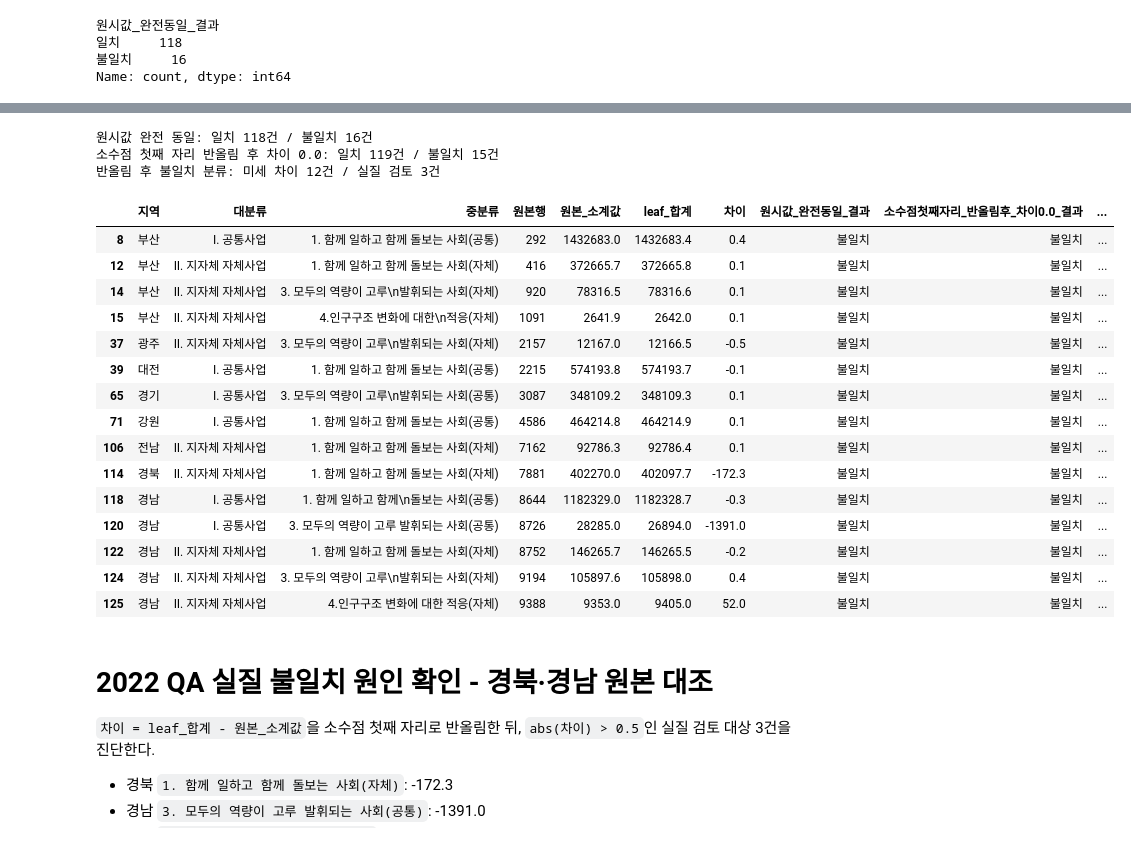
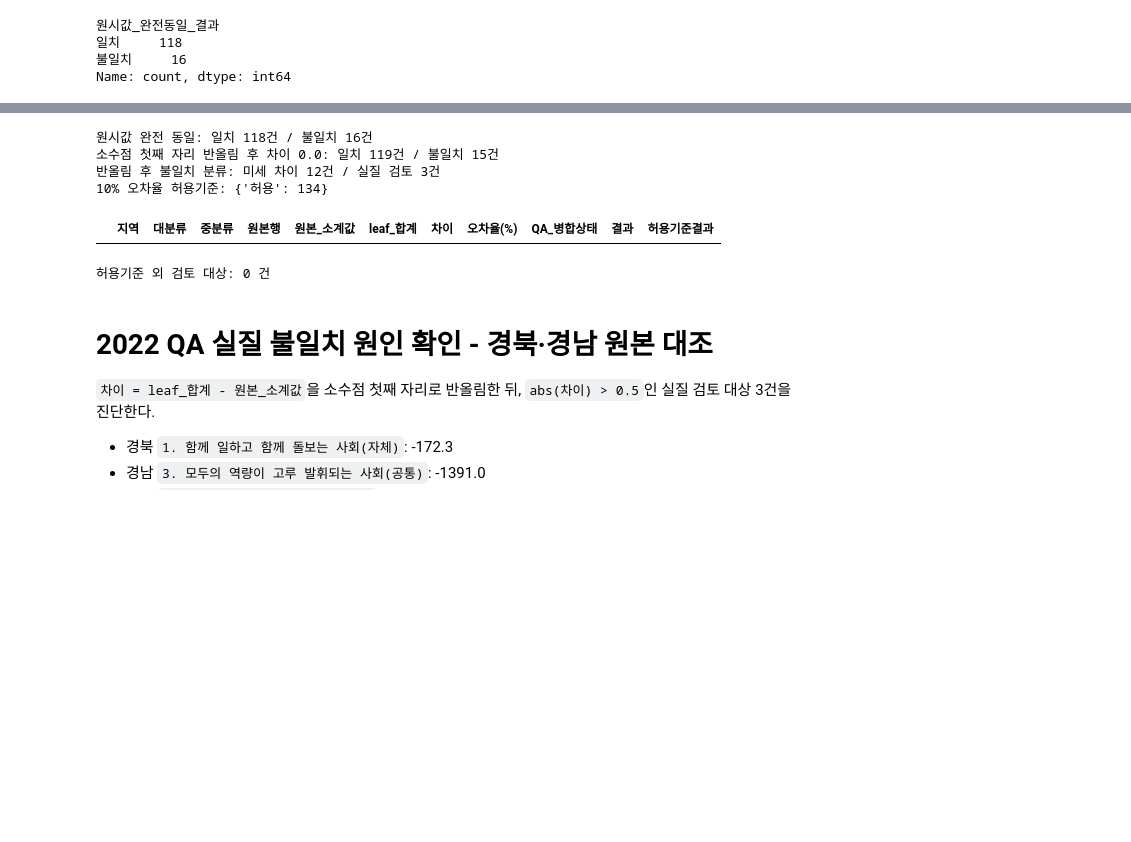
Before and after one commit to JungYeoni/yumocha, a Jupyter notebook: notebooks/20260719_EDA_2022_전국_시도분리정제.ipynb, the cells around one changed output, grey strips where cells are left out. Drawn from its saved outputs; the diff is of its cells as text; code cells hidden in the pictures; blank space fills up the shorter version.

```diff
--- a/notebooks/20260719_EDA_2022_전국_시도분리정제.ipynb
+++ b/notebooks/20260719_EDA_2022_전국_시도분리정제.ipynb
@@ -580,11 +593,21 @@ qa_micro_mismatch = qa_mismatch[qa_mismatch["차이"].abs().le(0.5)].copy()
 qa_material = qa_mismatch[qa_mismatch["차이"].abs().gt(0.5)].copy()
 assert len(qa_mismatch) == len(qa_micro_mismatch) + len(qa_material)
 
+# #15 기준: 원본 소계 대비 절대 오차율 10%를 초과하거나 판정할 수 없는 항목만 검토한다.
+qa_review = qa.loc[qa["허용기준결과"].ne("허용")].sort_values(
+    "오차율(%)",
+    key=lambda x: x.abs(),
+    ascending=False,
+    na_position="last",
+)
+
 exact_matches = int(qa["원시값_완전동일_결과"].eq("일치").sum())
 rounded_matches = int(qa["소수점첫째자리_반올림후_차이0.0_결과"].eq("일치").sum())
 assert (exact_matches, len(qa) - exact_matches) == (118, 16)
 assert (rounded_matches, len(qa) - rounded_matches) == (119, 15)
 assert (len(qa_micro_mismatch), len(qa_material)) == (12, 3)
+assert qa["허용기준결과"].value_counts().to_dict() == {"허용": 134}
+assert len(qa_review) == 0
 print(f"원시값 완전 동일: 일치 {exact_matches}건 / 불일치 {len(qa) - exact_matches}건")
 print(
     "소수점 첫째 자리 반올림 후 차이 0.0: "
@@ -593,44 +616,35 @@ print(
 print(
     f"반올림 후 불일치 분류: 미세 차이 {len(qa_micro_mismatch)}건 / 실질 검토 {len(qa_material)}건"
 )
+print("10% 오차율 허용기준:", qa["허용기준결과"].value_counts().to_dict())
 # %% [output]
 원시값 완전 동일: 일치 118건 / 불일치 16건
 소수점 첫째 자리 반올림 후 차이 0.0: 일치 119건 / 불일치 15건
 반올림 후 불일치 분류: 미세 차이 12건 / 실질 검토 3건
+10% 오차율 허용기준: {'허용': 134}
 # %%
+# 기본 QA 출력은 10% 허용범위를 초과했거나 판정불가인 항목만 보여준다.
 display(
-    qa_mismatch[
+    qa_review[
         [
             "지역",
             "대분류",
             "중분류",
             "원본행",
             "원본_소계값",
             "leaf_합계",
             "차이",
-            "원시값_완전동일_결과",
-            "소수점첫째자리_반올림후_차이0.0_결과",
-            "검토구분",
+            "오차율(%)",
+            "QA_병합상태",
+            "결과",
+            "허용기준결과",
         ]
     ]
 )
+print("허용기준 외 검토 대상:", len(qa_review), "건")
 # %% [output]
-|  | 지역 | 대분류 | 중분류 | 원본행 | 원본_소계값 | leaf_합계 | 차이 | 원시값_완전동일_결과 | 소수점첫째자리_반올림후_차이0.0_결과 | ... |
-| 8 | 부산 | Ⅰ. 공통사업 | 1. 함께 일하고 함께 돌보는 사회(공통) | 292 | 1432683.0 | 1432683.4 | 0.4 | 불일치 | 불일치 | ... |
-| 12 | 부산 | Ⅱ. 지자체 자체사업 | 1. 함께 일하고 함께 돌보는 사회(자체) | 416 | 372665.7 | 372665.8 | 0.1 | 불일치 | 불일치 | ... |
-| 14 | 부산 | Ⅱ. 지자체 자체사업 | 3. 모두의 역량이 고루\n발휘되는 사회(자체) | 920 | 78316.5 | 78316.6 | 0.1 | 불일치 | 불일치 | ... |
-| 15 | 부산 | Ⅱ. 지자체 자체사업 | 4.인구구조 변화에 대한\n적응(자체) | 1091 | 2641.9 | 2642.0 | 0.1 | 불일치 | 불일치 | ... |
-| 37 | 광주 | Ⅱ. 지자체 자체사업 | 3. 모두의 역량이 고루\n발휘되는 사회(자체) | 2157 | 12167.0 | 12166.5 | -0.5 | 불일치 | 불일치 | ... |
-| 39 | 대전 | Ⅰ. 공통사업 | 1. 함께 일하고 함께 돌보는 사회(공통) | 2215 | 574193.8 | 574193.7 | -0.1 | 불일치 | 불일치 | ... |
-| 65 | 경기 | Ⅰ. 공통사업 | 3. 모두의 역량이 고루\n발휘되는 사회(공통) | 3087 | 348109.2 | 348109.3 | 0.1 | 불일치 | 불일치 | ... |
-| 71 | 강원 | Ⅰ. 공통사업 | 1. 함께 일하고 함께 돌보는 사회(공통) | 4586 | 464214.8 | 464214.9 | 0.1 | 불일치 | 불일치 | ... |
-| 106 | 전남 | Ⅱ. 지자체 자체사업 | 1. 함께 일하고 함께 돌보는 사회(자체) | 7162 | 92786.3 | 92786.4 | 0.1 | 불일치 | 불일치 | ... |
-| 114 | 경북 | Ⅱ. 지자체 자체사업 | 1. 함께 일하고 함께 돌보는 사회(자체) | 7881 | 402270.0 | 402097.7 | -172.3 | 불일치 | 불일치 | ... |
-| 118 | 경남 | Ⅰ. 공통사업 | 1. 함께 일하고 함께\n돌보는 사회(공통) | 8644 | 1182329.0 | 1182328.7 | -0.3 | 불일치 | 불일치 | ... |
-| 120 | 경남 | Ⅰ. 공통사업 | 3. 모두의 역량이 고루 발휘되는 사회(공통) | 8726 | 28285.0 | 26894.0 | -1391.0 | 불일치 | 불일치 | ... |
-| 122 | 경남 | Ⅱ. 지자체 자체사업 | 1. 함께 일하고 함께 돌보는 사회(자체) | 8752 | 146265.7 | 146265.5 | -0.2 | 불일치 | 불일치 | ... |
-| 124 | 경남 | Ⅱ. 지자체 자체사업 | 3. 모두의 역량이 고루\n발휘되는 사회(자체) | 9194 | 105897.6 | 105898.0 | 0.4 | 불일치 | 불일치 | ... |
-| 125 | 경남 | Ⅱ. 지자체 자체사업 | 4.인구구조 변화에 대한 적응(자체) | 9388 | 9353.0 | 9405.0 | 52.0 | 불일치 | 불일치 | ... |
+|  | 지역 | 대분류 | 중분류 | 원본행 | 원본_소계값 | leaf_합계 | 차이 | 오차율(%) | QA_병합상태 | 결과 | 허용기준결과 |
+허용기준 외 검토 대상: 0 건
 # %% [markdown]
 # 2022 QA 실질 불일치 원인 확인 - 경북·경남 원본 대조
 
```
Also changed, not shown: parts of 7 cells of this notebook, 2 other files.
